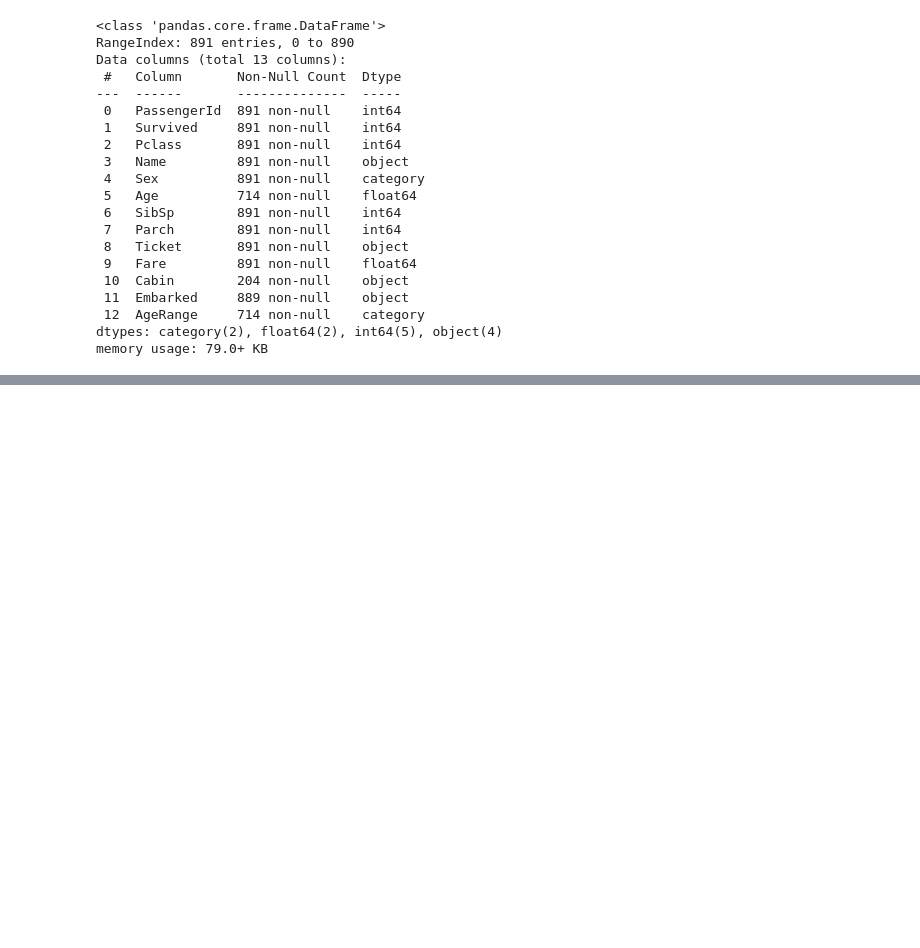
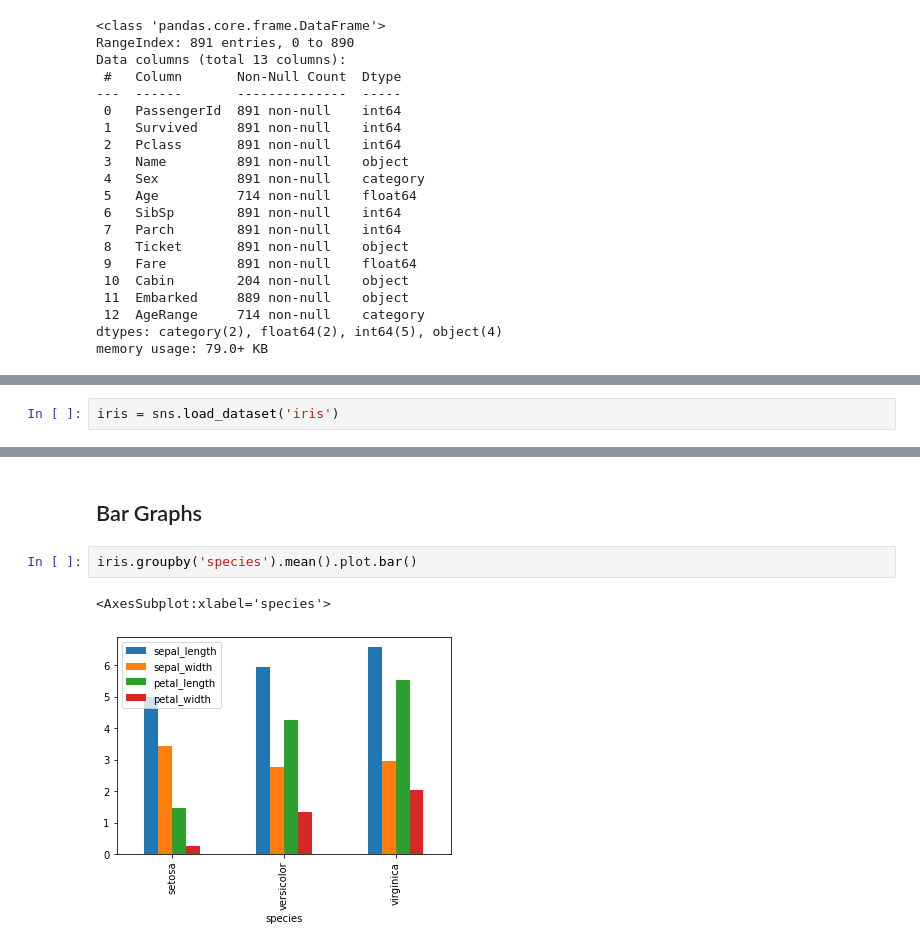
Before and after one commit to TheGAITORClub/Resources, a Jupyter notebook: Lectures/Week2/Week2.ipynb, the cells around one changed output, grey strips where cells are left out. Drawn from its saved outputs; the diff is of its cells as text; blank space fills up the shorter version.

```diff
--- a/Lectures/Week2/Week2.ipynb
+++ b/Lectures/Week2/Week2.ipynb
@@ -151,0 +152,2 @@ count_age_sex.unstack().plot.bar(color=['orange', 'blue', 'darkorange', 'darkblu
+# %%
+iris = sns.load_dataset('iris')
@@ -151,0 +182,7 @@ count_age_sex.unstack().plot.bar(color=['orange', 'blue', 'darkorange', 'darkblu
+# %% [markdown]
+## Bar Graphs
+# %%
+iris.groupby('species').mean().plot.bar()
+# %% [output]
+<AxesSubplot:xlabel='species'>
+[figure, added]
```
Also changed, not shown: parts of 46 cells of this notebook.
